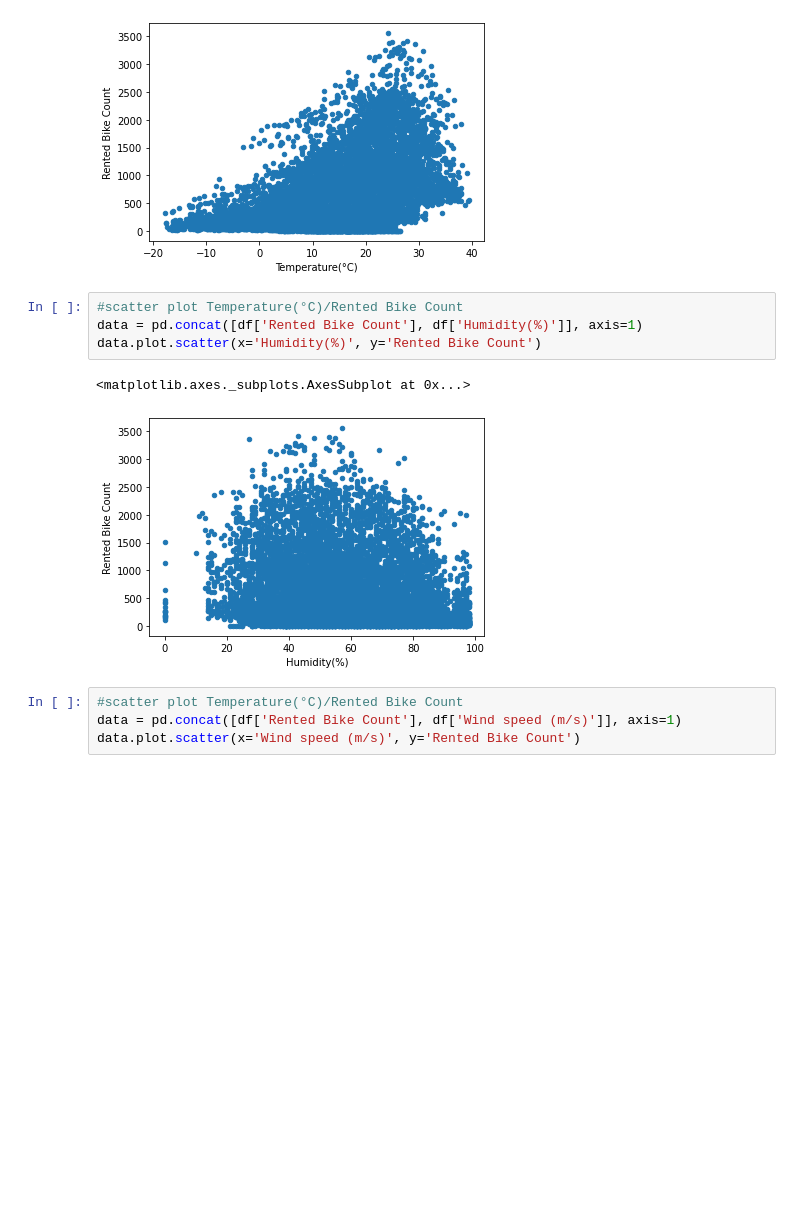
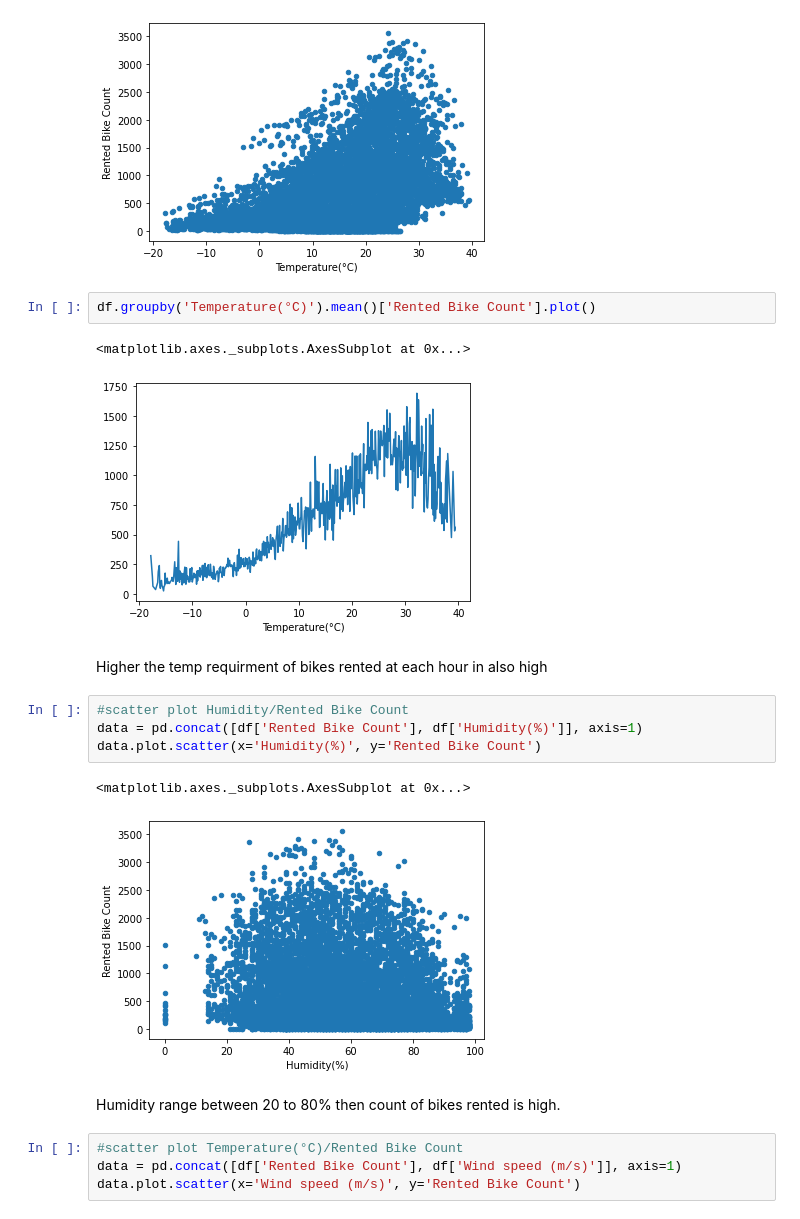
Before and after one commit to AjaharDaroga/Bike_Shearing_Demand_Prediction, a Jupyter notebook: Bike_Sharing_Demand_Prediction.ipynb, the cells around one changed output. Cells and saved outputs as stored; diff of their text form; blank space fills up the shorter version.

```diff
--- a/Bike_Sharing_Demand_Prediction.ipynb
+++ b/Bike_Sharing_Demand_Prediction.ipynb
@@ -149,13 +149,22 @@ data.plot.scatter(x='Temperature(°C)', y='Rented Bike Count')
 # %% [output]
 <matplotlib.axes._subplots.AxesSubplot at 0x...>
 [figure]
+# %%
+df.groupby('Temperature(°C)').mean()['Rented Bike Count'].plot()
+# %% [output]
+<matplotlib.axes._subplots.AxesSubplot at 0x...>
+[figure, added]
+# %% [markdown]
+Higher the temp requirment of bikes rented at each hour in also high
 # %%
-#scatter plot Temperature(°C)/Rented Bike Count
+#scatter plot Humidity/Rented Bike Count
 data = pd.concat([df['Rented Bike Count'], df['Humidity(%)']], axis=1)
 data.plot.scatter(x='Humidity(%)', y='Rented Bike Count')
 # %% [output]
 <matplotlib.axes._subplots.AxesSubplot at 0x...>
 [figure]
+# %% [markdown]
+Humidity range between 20 to 80% then count of bikes rented is high.
 # %%
 #scatter plot Temperature(°C)/Rented Bike Count
 data = pd.concat([df['Rented Bike Count'], df['Wind speed (m/s)']], axis=1)
```
Also changed, not shown: parts of 13 cells of this notebook.
